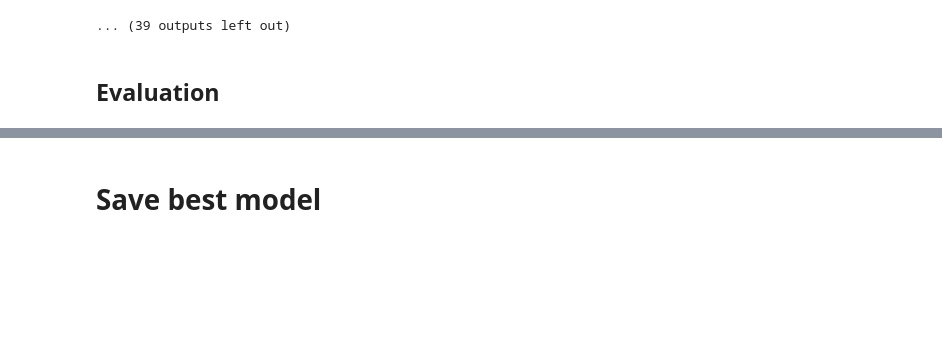
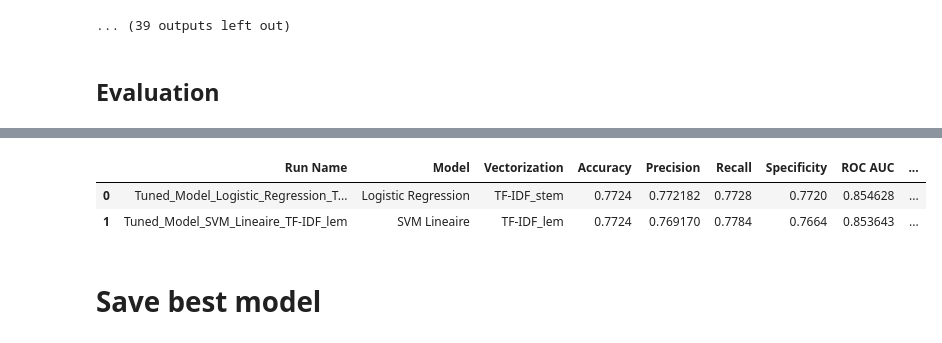
Before and after one commit to Laeti-dev/P7-Sentiments_analysis, a Jupyter notebook: notebooks/P7_basic_ML_models.ipynb, the cells around one changed output, grey strips where cells are left out. Drawn from its saved outputs; the diff is of its cells as text; code cells hidden in the pictures; blank space fills up the shorter version.

```diff
--- a/notebooks/P7_basic_ML_models.ipynb
+++ b/notebooks/P7_basic_ML_models.ipynb
@@ -734,3 +946,10 @@ plt.show()
+# %%
+tuned_results_df = get_mlflow_results(experiment_name="P7-Sentiments_Analysis", run_name="Tuned_Model_", uri=tracking_uri)
+display(tuned_results_df)
+# %% [output]
+|  | Run Name | Model | Vectorization | Accuracy | Precision | Recall | Specificity | ROC AUC | ... |
+| 0 | Tuned_Model_Logistic_Regression_T... | Logistic Regression | TF-IDF_stem | 0.7724 | 0.772182 | 0.7728 | 0.7720 | 0.854628 | ... |
+| 1 | Tuned_Model_SVM_Lineaire_TF-IDF_lem | SVM Lineaire | TF-IDF_lem | 0.7724 | 0.769170 | 0.7784 | 0.7664 | 0.853643 | ... |
 # %% [markdown]
 # Save best model
 # %%
```
Also changed, not shown: parts of 11 cells of this notebook, 7 other files.
